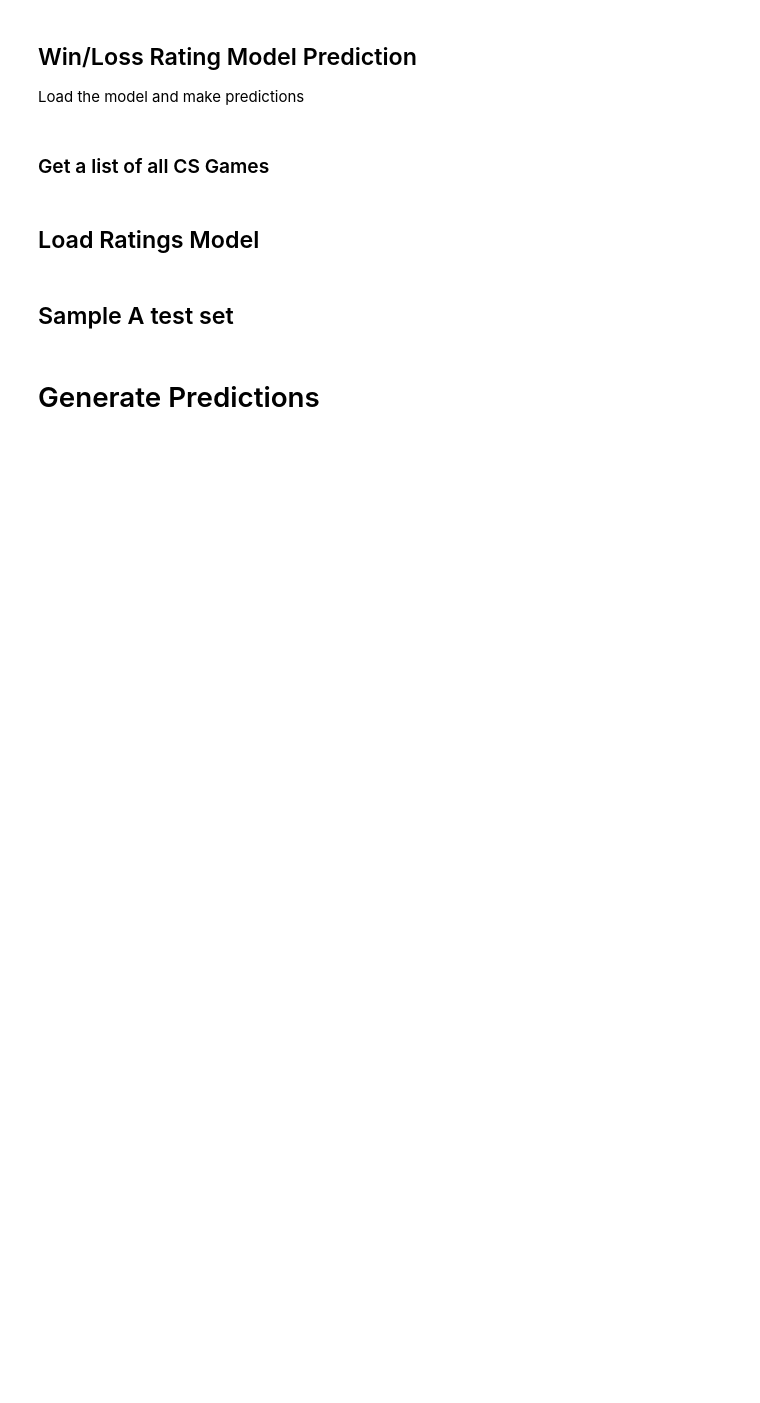
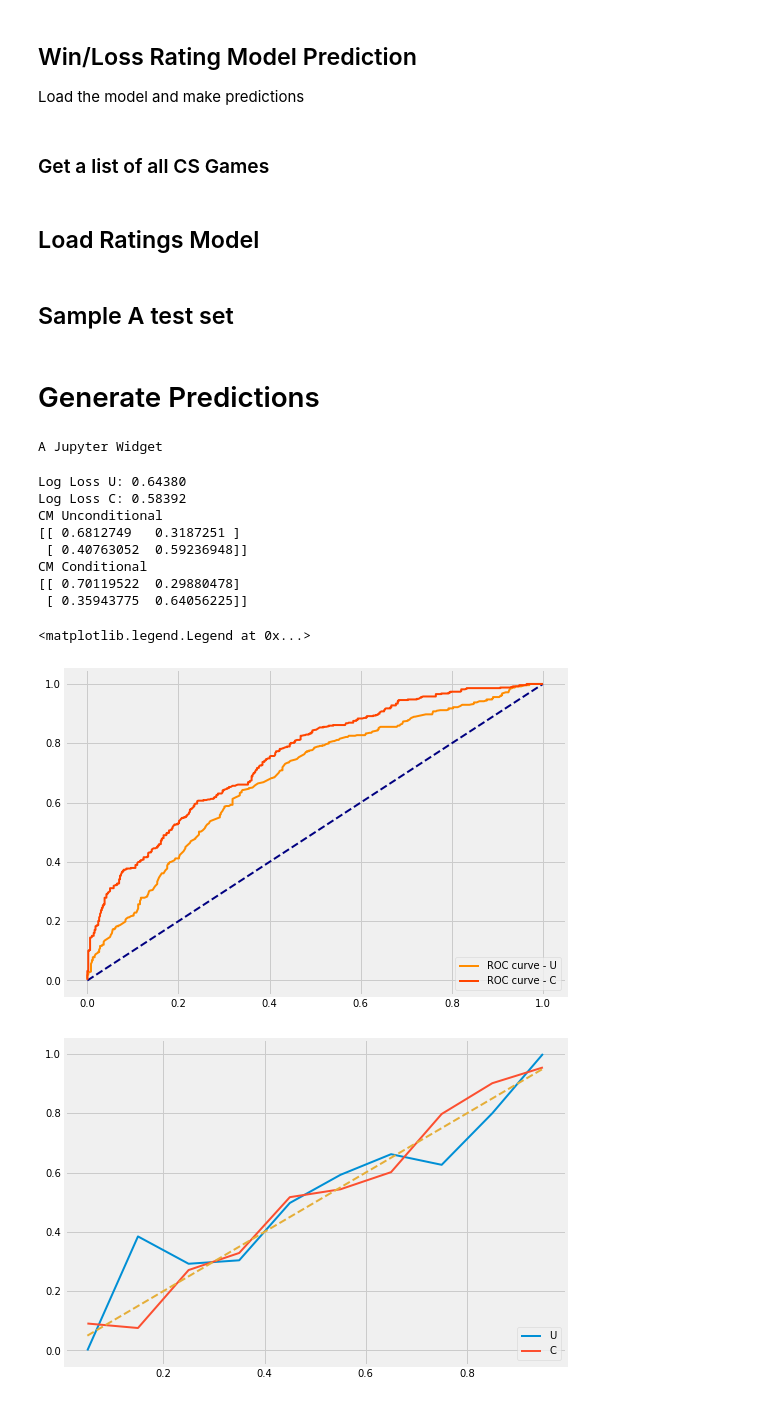
Before and after one commit to Liam-F/cs-rating, a Jupyter notebook: wlbet_pred_validation.ipynb, the cells around one changed output. Cells and saved outputs as stored; diff of their text form; code cells hidden in the pictures; blank space fills up the shorter version.

```diff
--- a/wlbet_pred_validation.ipynb
+++ b/wlbet_pred_validation.ipynb
@@ -60,20 +60,28 @@ sample_valid_set = sample_valid_set[['Team 1 ID', 'Team 2 ID', 'Map', 'Winner']]
 def sig(x):
     return 1 / (1 + np.exp(-x))
 
+from tqdm import tqdm_notebook
+
 valid_set = []
-for i,v in sample_valid_set.iterrows():
+t_rating = trace['rating']
+t_ratingmap = trace['rating | map']
+for i,v in tqdm_notebook(sample_valid_set.iterrows()):
     t1_ind = np.where(teams == v['Team 1 ID'])[0][0]; t2_ind = np.where(teams == v['Team 2 ID'])[0][0];
     m_ind = np.where(maps == v['Map'])[0][0]
 
-    trace_1 = trace['rating'][:,t1_ind]; trace_2 = trace['rating'][:,t2_ind]
+    trace_1 = t_rating[:,t1_ind]; trace_2 = t_rating[:,t2_ind]
     diff = trace_1-trace_2
     p_wl = sig(diff)
     #wr_uncond = p_wl.mean()
     wr_uncond = np.percentile(p_wl, 40)
 
-    trace_1 = trace['rating | map'][:,m_ind,t1_ind]; trace_2 = trace['rating | map'][:,m_ind,t2_ind]
+    trace_1 = t_ratingmap[:,m_ind,t1_ind]; trace_2 = t_ratingmap[:,m_ind,t2_ind]
     diff = trace_1-trace_2
     p_wl = sig(diff)
+    #wr_cond = p_wl.mean()
     wr_cond = np.percentile(p_wl, 40)
 
     valid_set.append([int(v['Winner']), wr_uncond, wr_cond])
+validation = np.array(valid_set)
+# %% [output]
+A Jupyter Widget
@@ -82,3 +88,50 @@ validation = np.array(valid_set)
+# %%
+from sklearn.metrics import roc_curve, confusion_matrix, log_loss
+print('Log Loss U: %.5f' % log_loss(validation[:,0], validation[:,1]))
+print('Log Loss C: %.5f' % log_loss(validation[:,0], validation[:,2]))
+
+fpr, tpr, tresh = roc_curve(validation[:,0], validation[:,1])
+fig, ax = plt.subplots(figsize=(8, 6))
+ax.plot(fpr, tpr, color='darkorange', lw=2, label='ROC curve - U')
+ax.plot([0, 1], [0, 1], color='navy', lw=2, linestyle='--')
+fpr, tpr, tresh = roc_curve(validation[:,0], validation[:,2])
+ax.plot(fpr, tpr, color='orangered', lw=2, label='ROC curve - C')
+ax.legend(loc="lower right")
+
+validation_binary = validation.copy()
+validation_binary[:,1] = (validation_binary[:,1] > 0.5).astype(int)
+validation_binary[:,2] = (validation_binary[:,2] > 0.5).astype(int)
+
+cm = confusion_matrix(validation_binary[:,0], validation_binary[:,1])
+print("CM Unconditional")
+print(cm.astype('float') / cm.sum(axis=1)[:, np.newaxis])
+cm = confusion_matrix(validation_binary[:,0], validation_binary[:,2])
+print("CM Conditional")
+print(cm.astype('float') / cm.sum(axis=1)[:, np.newaxis])
+
+bins = np.vstack([np.arange(0,1,0.1), np.arange(0.1,1.1,0.1)]).T
+binned = {'U': [], 'C': []}
+for r in bins:
+    binned['U'].append(validation[(validation[:,1] >= r[0])&(validation[:,1] < r[1]),0].mean())
+    binned['C'].append(validation[(validation[:,2] >= r[0])&(validation[:,2] < r[1]),0].mean())
+
+fig, ax = plt.subplots(figsize=(8, 6))
+ax.plot(bins.sum(axis=1)/2,binned['U'], lw=2, label='U')
+ax.plot(bins.sum(axis=1)/2,binned['C'], lw=2, label='C')
+ax.plot(bins.sum(axis=1)/2,bins.sum(axis=1)/2, lw=2, linestyle='--')
+ax.legend(loc="lower right")
+# %% [output]
+Log Loss U: 0.64380
+Log Loss C: 0.58392
+CM Unconditional
+[[ 0.6812749   0.3187251 ]
+ [ 0.40763052  0.59236948]]
+CM Conditional
+[[ 0.70119522  0.29880478]
+ [ 0.35943775  0.64056225]]
+<matplotlib.legend.Legend at 0x...>
+[figure, added]
+[figure, added]
 # %%
 from sklearn.metrics import roc_curve, confusion_matrix, log_loss
 print('Log Loss U: %.5f' % log_loss(validation[:,0], validation[:,1]))
```
Also changed, not shown: parts of 4 cells of this notebook, 1 other file.
